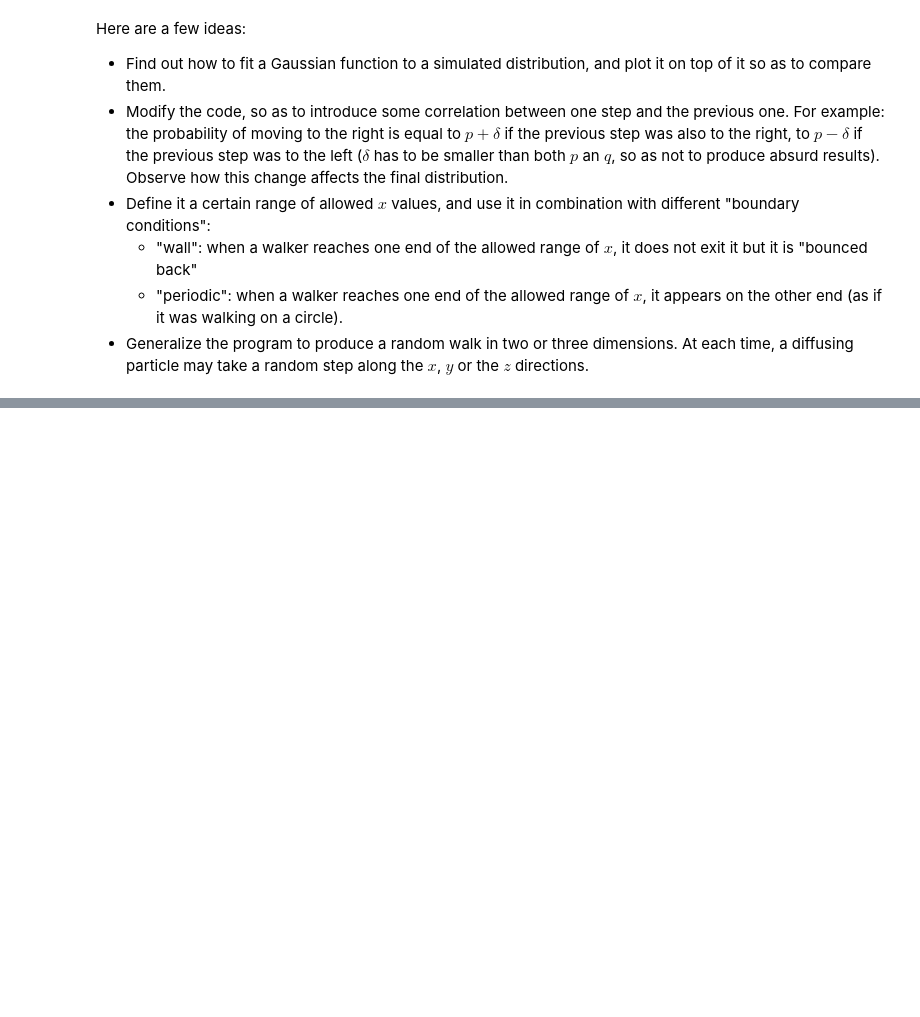
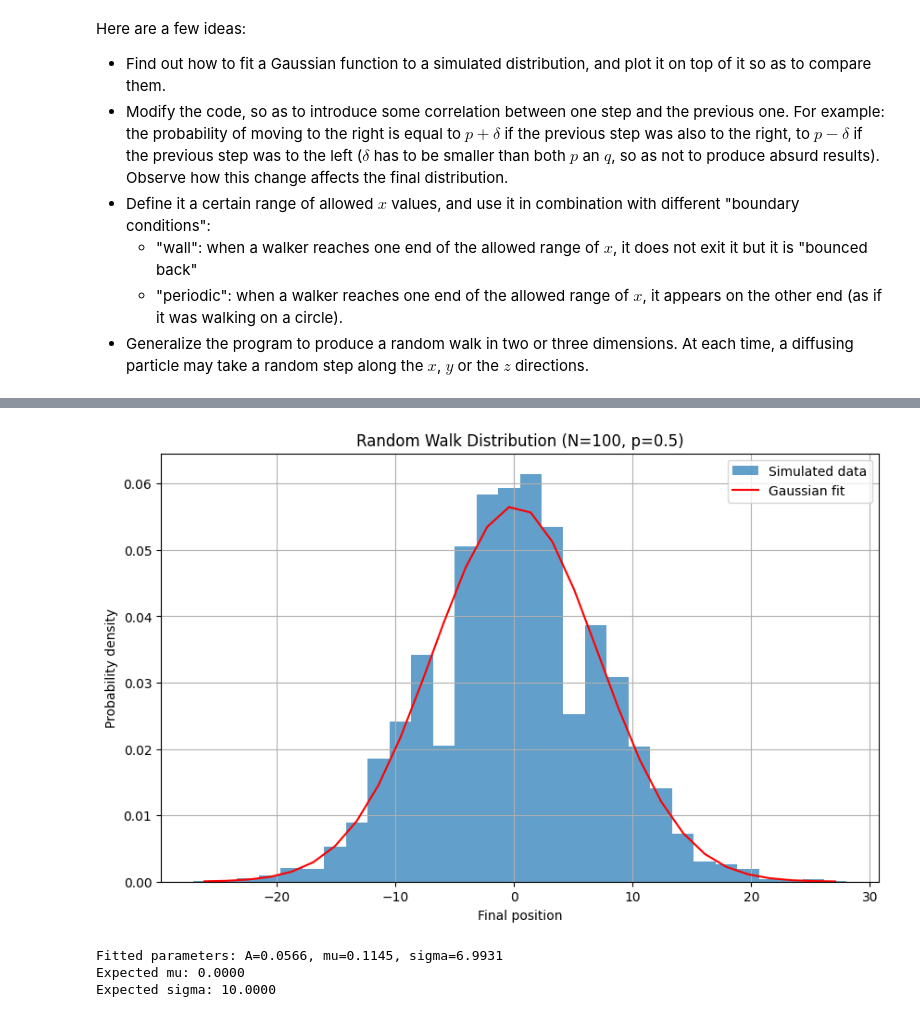
Before and after one commit to LuigiPagani/Molecular-Modeling-for-Materials, a Jupyter notebook: RandomWalk.ipynb, the cells around one changed output, grey strips where cells are left out. Cells and saved outputs as stored; diff of their text form; code cells hidden in the pictures; blank space fills up the shorter version.

```diff
--- a/RandomWalk.ipynb
+++ b/RandomWalk.ipynb
@@ -506,0 +169,44 @@ Fitted parameters: mean=-17.72067199618736, sigma=28.960287442170472
+# %%
+#@title Random Walk with Gaussian Fit
+import numpy as np
+import matplotlib.pyplot as plt
+from scipy.optimize import curve_fit
+
+def gaussian(x, A, mu, sigma):
+    return A * np.exp(-(x - mu)**2 / (2 * sigma**2))
+
+# Parameters
+M = 10000  # Number of walkers
+N = 100    # Number of steps
+p = 0.5    # Probability of moving right
+
+# Simulate random walks
+rng = np.random.default_rng(12345)
+final_positions = np.sum(rng.random((M, N)) < p, axis=1) - np.sum(rng.random((M, N)) >= p, axis=1)
+
+# Create histogram
+hist, bin_edges = np.histogram(final_positions, bins=30, density=True)
+bin_centers = (bin_edges[:-1] + bin_edges[1:]) / 2
+
+# Fit Gaussian function
+popt, _ = curve_fit(gaussian, bin_centers, hist, p0=[1, 0, np.sqrt(N)])
+
+# Plot results
+plt.figure(figsize=(10, 6))
+plt.hist(final_positions, bins=30, density=True, alpha=0.7, label='Simulated data')
+plt.plot(bin_centers, gaussian(bin_centers, *popt), 'r-', label='Gaussian fit')
+plt.xlabel('Final position')
+plt.ylabel('Probability density')
+plt.title(f'Random Walk Distribution (N={N}, p={p})')
+plt.legend()
+plt.grid(True)
+plt.show()
+
+print(f"Fitted parameters: A={popt[0]:.4f}, mu={popt[1]:.4f}, sigma={popt[2]:.4f}")
+print(f"Expected mu: {N * (2*p - 1):.4f}")
+print(f"Expected sigma: {np.sqrt(4 * N * p * (1-p)):.4f}")
+# %% [output]
+[figure, added]
+Fitted parameters: A=0.0566, mu=0.1145, sigma=6.9931
+Expected mu: 0.0000
+Expected sigma: 10.0000
```
Also changed, not shown: parts of 21 cells of this notebook, 1 other file.
